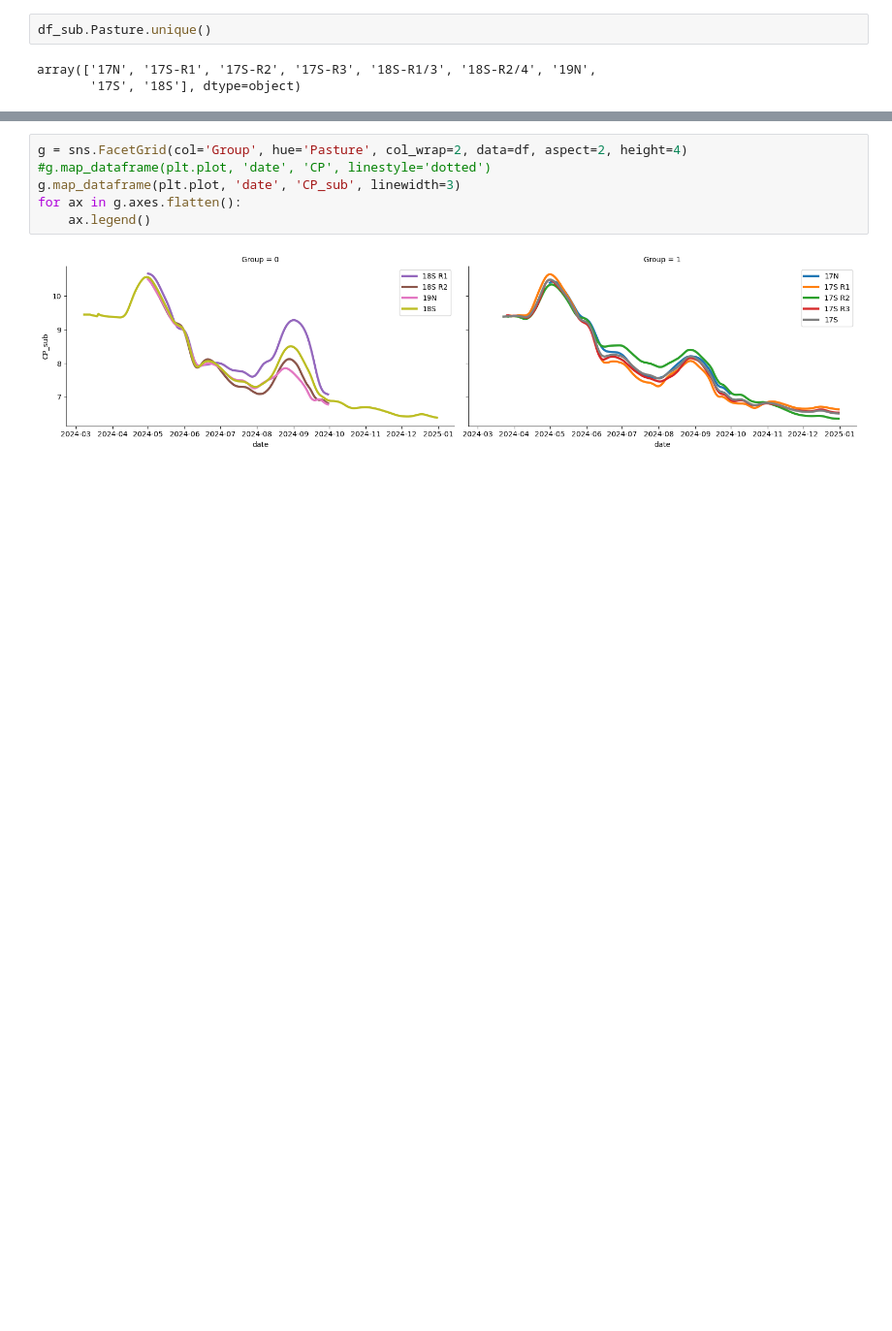
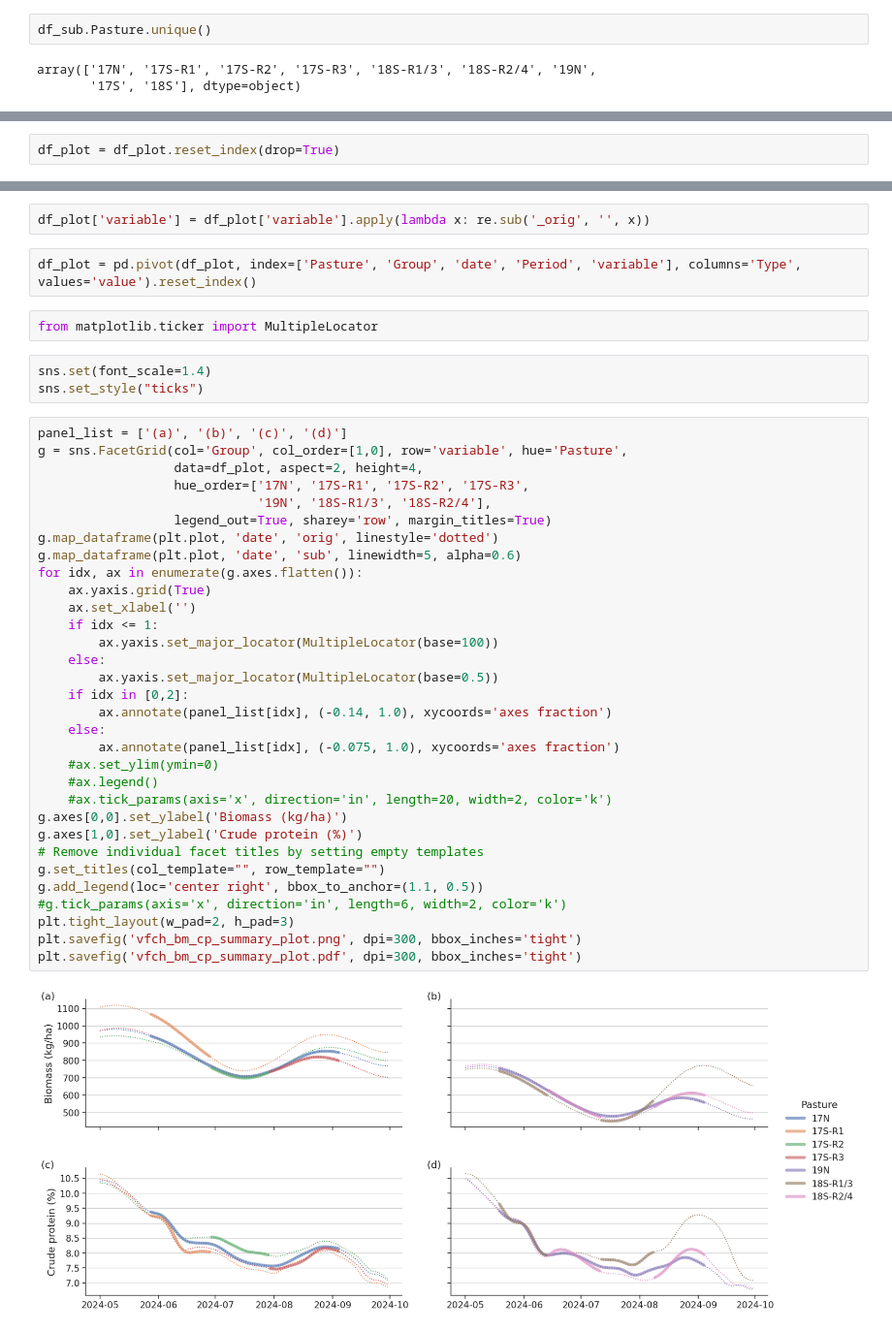
Before and after one commit to kearney-sp/cper_hls_veg_models, a Jupyter notebook: extras/vfch4/summaries_vfch4.ipynb, the cells around one changed output, grey strips where cells are left out. Shown at 97% size. Drawn from its saved outputs; the diff is of its cells as text; blank space fills up the shorter version.

Commit message:
vfch extraction and plotting update with whole pastures included.

```diff
--- a/extras/vfch4/summaries_vfch4.ipynb
+++ b/extras/vfch4/summaries_vfch4.ipynb
@@ -130,0 +175,2 @@ df['Group'] = df_sub['Group']
+# %%
+df_plot = df_plot.reset_index(drop=True)
@@ -131,11 +195,46 @@ df['Group'] = df_sub['Group']
+# %%
+df_plot['variable'] = df_plot['variable'].apply(lambda x: re.sub('_orig', '', x))
+# %%
+df_plot = pd.pivot(df_plot, index=['Pasture', 'Group', 'date', 'Period', 'variable'], columns='Type', values='value').reset_index()
+# %%
+from matplotlib.ticker import MultipleLocator
+# %%
+sns.set(font_scale=1.4)
+sns.set_style("ticks")
 # %%
-g = sns.FacetGrid(col='Group', hue='Pasture', col_wrap=2, data=df, aspect=2, height=4)
-#g.map_dataframe(plt.plot, 'date', 'CP', linestyle='dotted')
-g.map_dataframe(plt.plot, 'date', 'CP_sub', linewidth=3)
-for ax in g.axes.flatten():
-    ax.legend()
+panel_list = ['(a)', '(b)', '(c)', '(d)']
+g = sns.FacetGrid(col='Group', col_order=[1,0], row='variable', hue='Pasture',
+                  data=df_plot, aspect=2, height=4,
+                  hue_order=['17N', '17S-R1', '17S-R2', '17S-R3',
+                             '19N', '18S-R1/3', '18S-R2/4'],
+                  legend_out=True, sharey='row', margin_titles=True)
+g.map_dataframe(plt.plot, 'date', 'orig', linestyle='dotted')
+g.map_dataframe(plt.plot, 'date', 'sub', linewidth=5, alpha=0.6)
+for idx, ax in enumerate(g.axes.flatten()):
+    ax.yaxis.grid(True)
+    ax.set_xlabel('')
+    if idx <= 1:
+        ax.yaxis.set_major_locator(MultipleLocator(base=100))
+    else:
+        ax.yaxis.set_major_locator(MultipleLocator(base=0.5))
+    if idx in [0,2]:
+        ax.annotate(panel_list[idx], (-0.14, 1.0), xycoords='axes fraction')
+    else:
+        ax.annotate(panel_list[idx], (-0.075, 1.0), xycoords='axes fraction')
+    #ax.set_ylim(ymin=0)
+    #ax.legend()
+    #ax.tick_params(axis='x', direction='in', length=20, width=2, color='k')
+g.axes[0,0].set_ylabel('Biomass (kg/ha)')
+g.axes[1,0].set_ylabel('Crude protein (%)')
+# Remove individual facet titles by setting empty templates
+g.set_titles(col_template="", row_template="")
+g.add_legend(loc='center right', bbox_to_anchor=(1.1, 0.5))
+#g.tick_params(axis='x', direction='in', length=6, width=2, color='k')
+plt.tight_layout(w_pad=2, h_pad=3)
+plt.savefig('vfch_bm_cp_summary_plot.png', dpi=300, bbox_inches='tight')
+plt.savefig('vfch_bm_cp_summary_plot.pdf', dpi=300, bbox_inches='tight')
 # %% [output]
-[figure, old version]
+[figure, new version]
 # %%
 g = sns.FacetGrid(col='Group', hue='Pasture', col_wrap=2, data=df, aspect=2, height=4)
 #g.map_dataframe(plt.plot, 'date', 'CP', linestyle='dotted')
```
Also changed, not shown: parts of 12 cells of this notebook, 3 other files.
